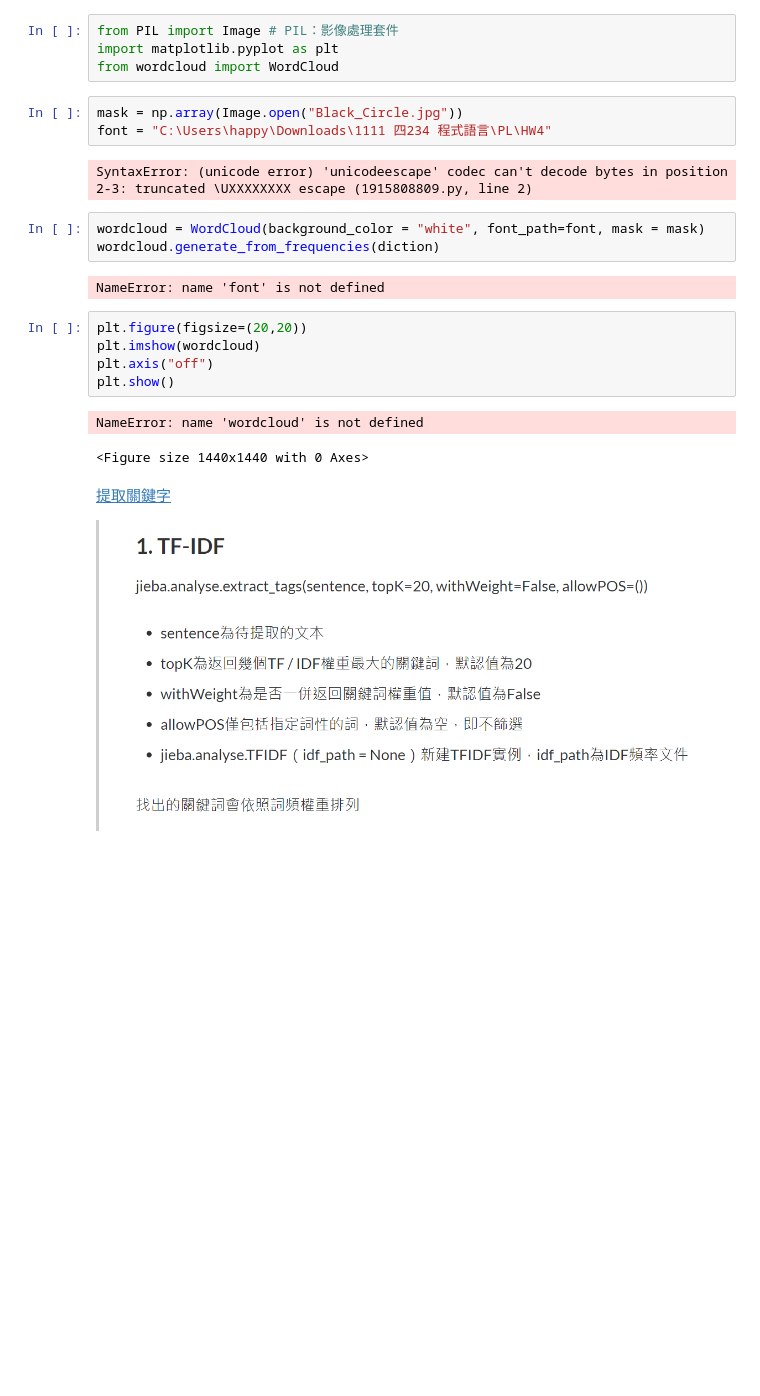
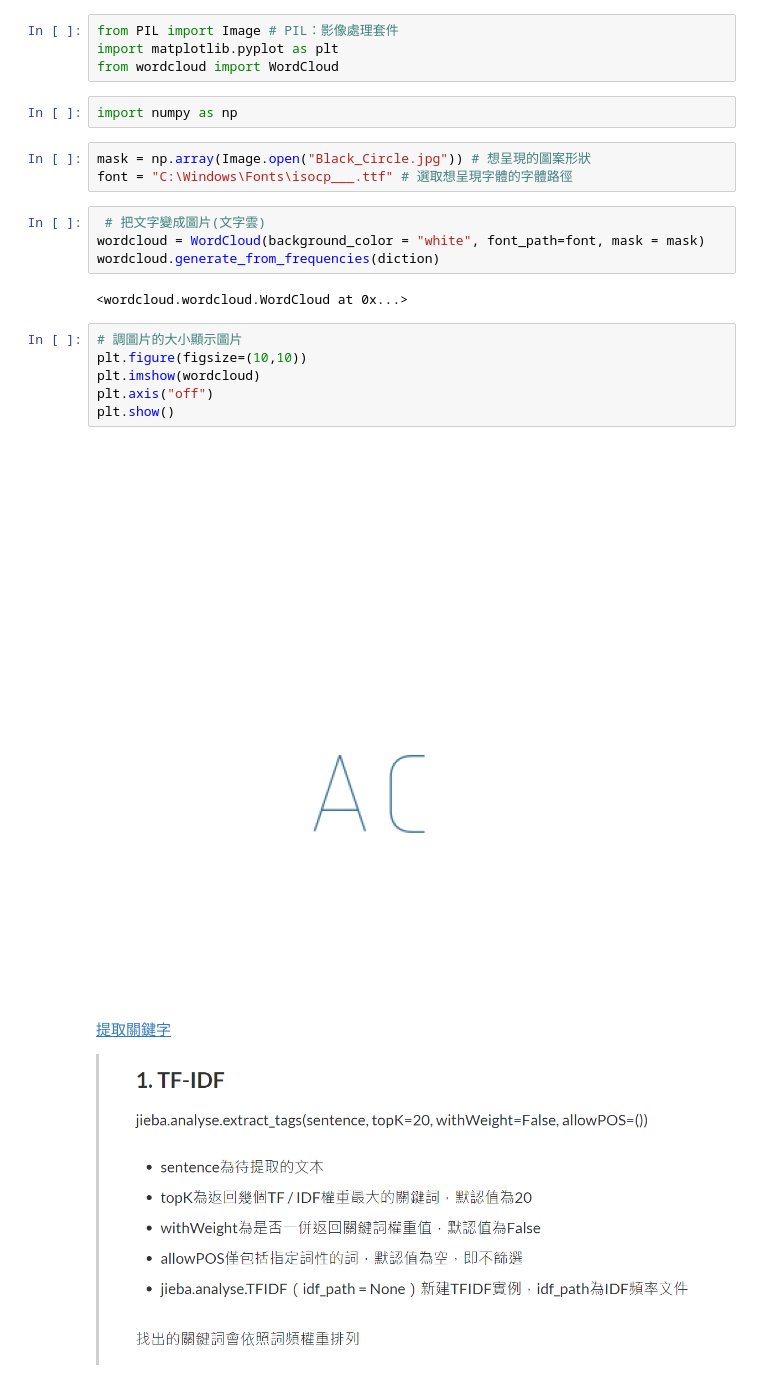
Before and after one commit to Ya-Rong/PL, a Jupyter notebook: HW4/HW4_try3-Copy1.ipynb, the cells around one changed output. Drawn from its saved outputs; the diff is of its cells as text; blank space fills up the shorter version.

```diff
--- a/HW4/HW4_try3-Copy1.ipynb
+++ b/HW4/HW4_try3-Copy1.ipynb
@@ -220,24 +256,25 @@ diction = Counter(flat)
 from PIL import Image # PIL：影像處理套件
 import matplotlib.pyplot as plt
 from wordcloud import WordCloud
+# %%
+import numpy as np
 # %%
-mask = np.array(Image.open("Black_Circle.jpg"))
-font = "C:\Users\happy\Downloads\1111 四234 程式語言\PL\HW4"
+mask = np.array(Image.open("Black_Circle.jpg")) # 想呈現的圖案形狀
+font = "C:\Windows\Fonts\isocp___.ttf" # 選取想呈現字體的字體路徑
-# %% [output]
-SyntaxError: (unicode error) 'unicodeescape' codec can't decode bytes in position 2-3: truncated \UXXXXXXXX escape (1915808809.py, line 2)
 # %%
+ # 把文字變成圖片(文字雲)
 wordcloud = WordCloud(background_color = "white", font_path=font, mask = mask)
 wordcloud.generate_from_frequencies(diction)
 # %% [output]
-NameError: name 'font' is not defined
+<wordcloud.wordcloud.WordCloud at 0x...>
 # %%
-plt.figure(figsize=(20,20))
+# 調圖片的大小顯示圖片
+plt.figure(figsize=(10,10))
 plt.imshow(wordcloud)
 plt.axis("off")
 plt.show()
 # %% [output]
-NameError: name 'wordcloud' is not defined
-<Figure size 1440x1440 with 0 Axes>
+[figure, added]
 # %% [markdown]
 [提取關鍵字](https://ithelp.ithome.com.tw/articles/10204535)
 >
```
Also changed, not shown: parts of 7 cells of this notebook.
